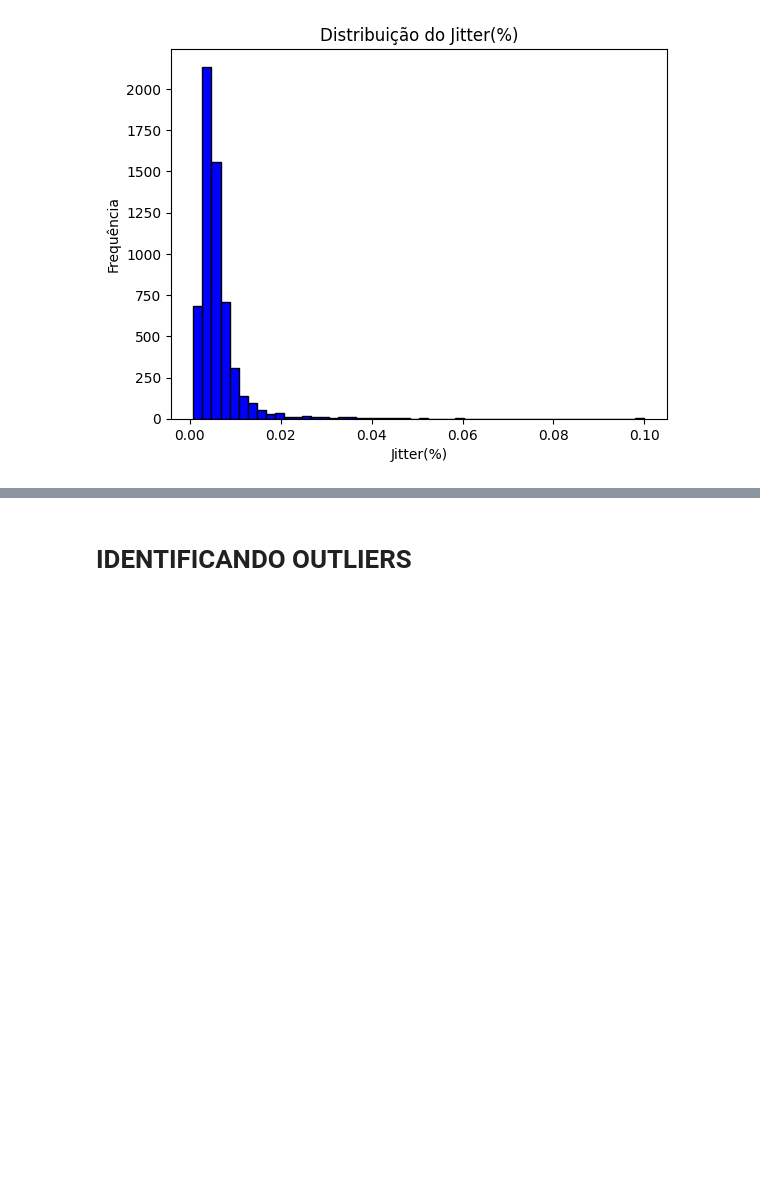
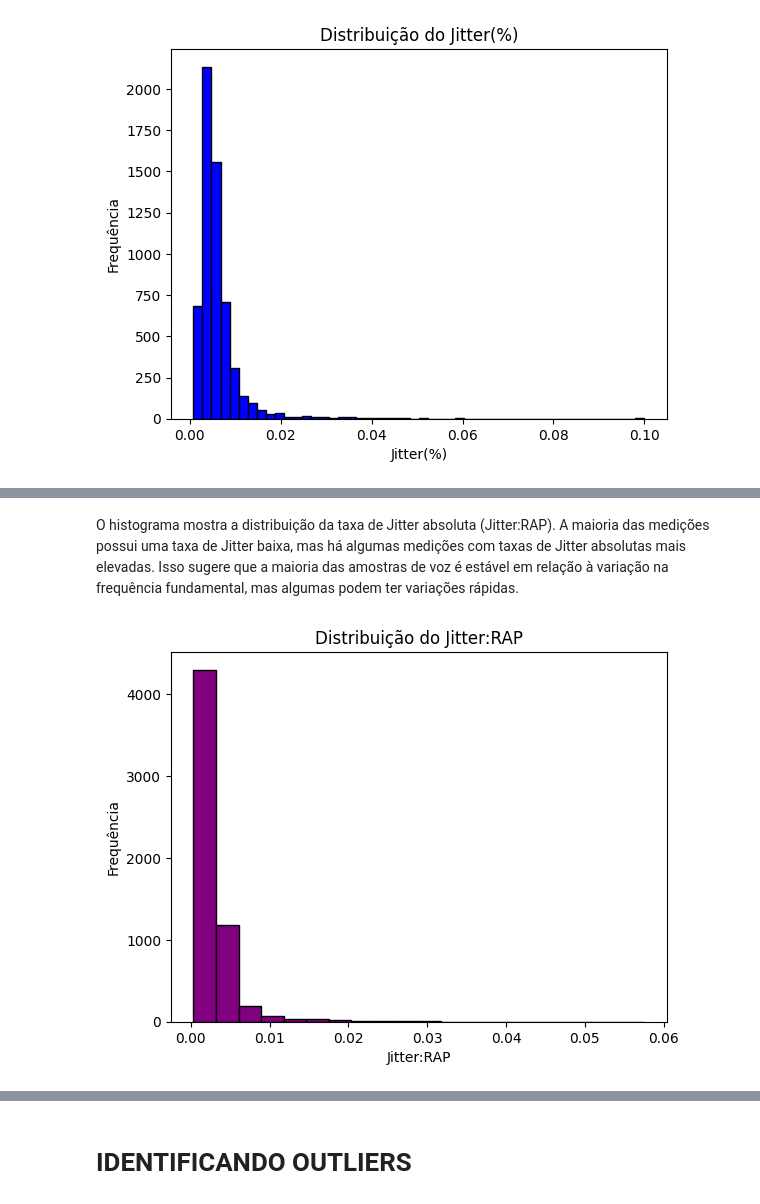
Before and after one commit to KacioSilva/ProjetoAM, a Jupyter notebook: Prova_AM.ipynb, the cells around one changed output, grey strips where cells are left out. Drawn from its saved outputs; the diff is of its cells as text; code cells hidden in the pictures; blank space fills up the shorter version.

```diff
--- a/Prova_AM.ipynb
+++ b/Prova_AM.ipynb
@@ -317,0 +330,12 @@ plt.show()
+# %% [markdown]
+O histograma mostra a distribuição da taxa de Jitter absoluta (Jitter:RAP). A maioria das medições possui uma taxa de Jitter baixa, mas há algumas medições com taxas de Jitter absolutas mais elevadas. Isso sugere que a maioria das amostras de voz é estável em relação à variação na frequência fundamental, mas algumas podem ter variações rápidas.
+# %%
+import matplotlib.pyplot as plt
+
+plt.hist(df['Jitter:RAP'], bins=20, color='purple', edgecolor='black')
+plt.title('Distribuição do Jitter:RAP')
+plt.xlabel('Jitter:RAP')
+plt.ylabel('Frequência')
+plt.show()
+# %% [output]
+[figure, added]
```
Also changed, not shown: parts of 16 cells of this notebook.
